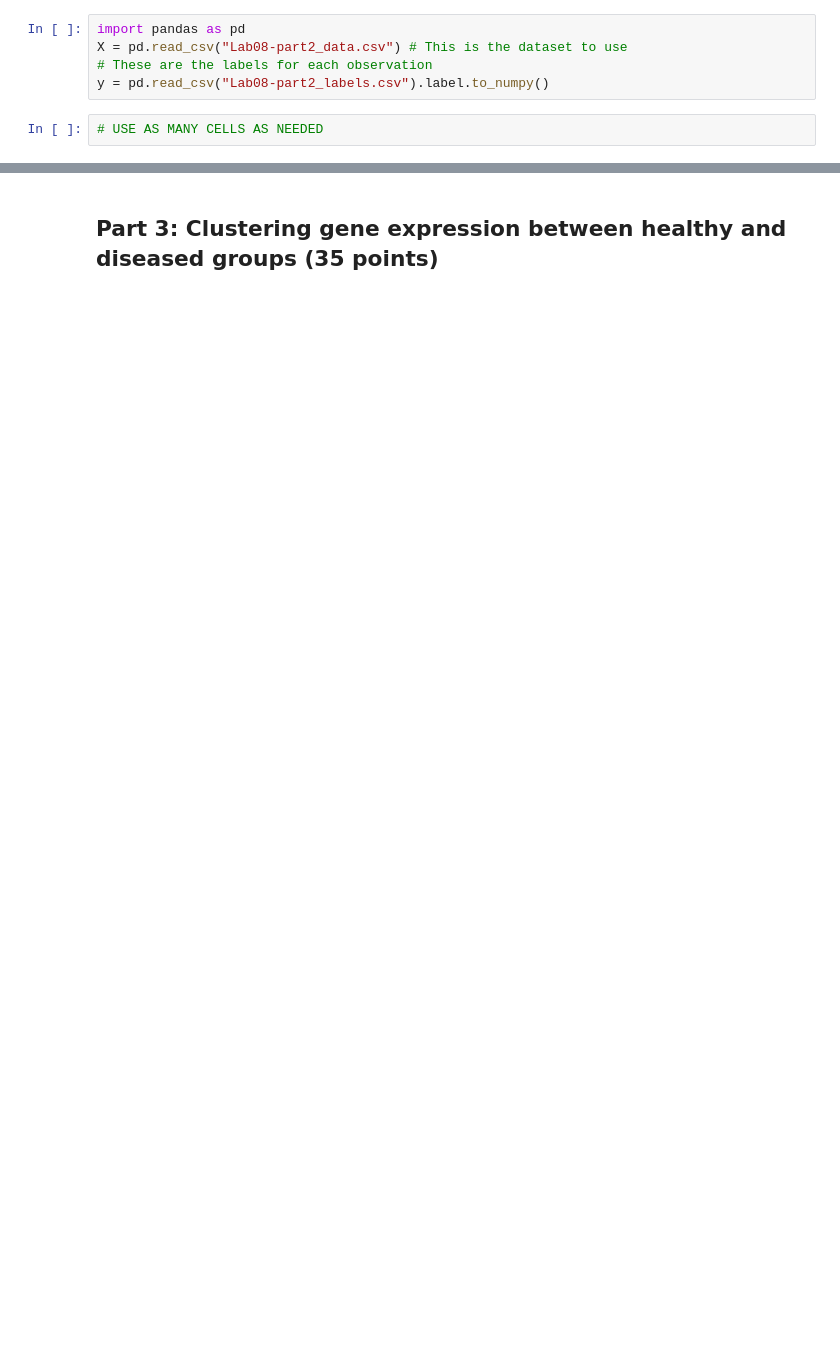
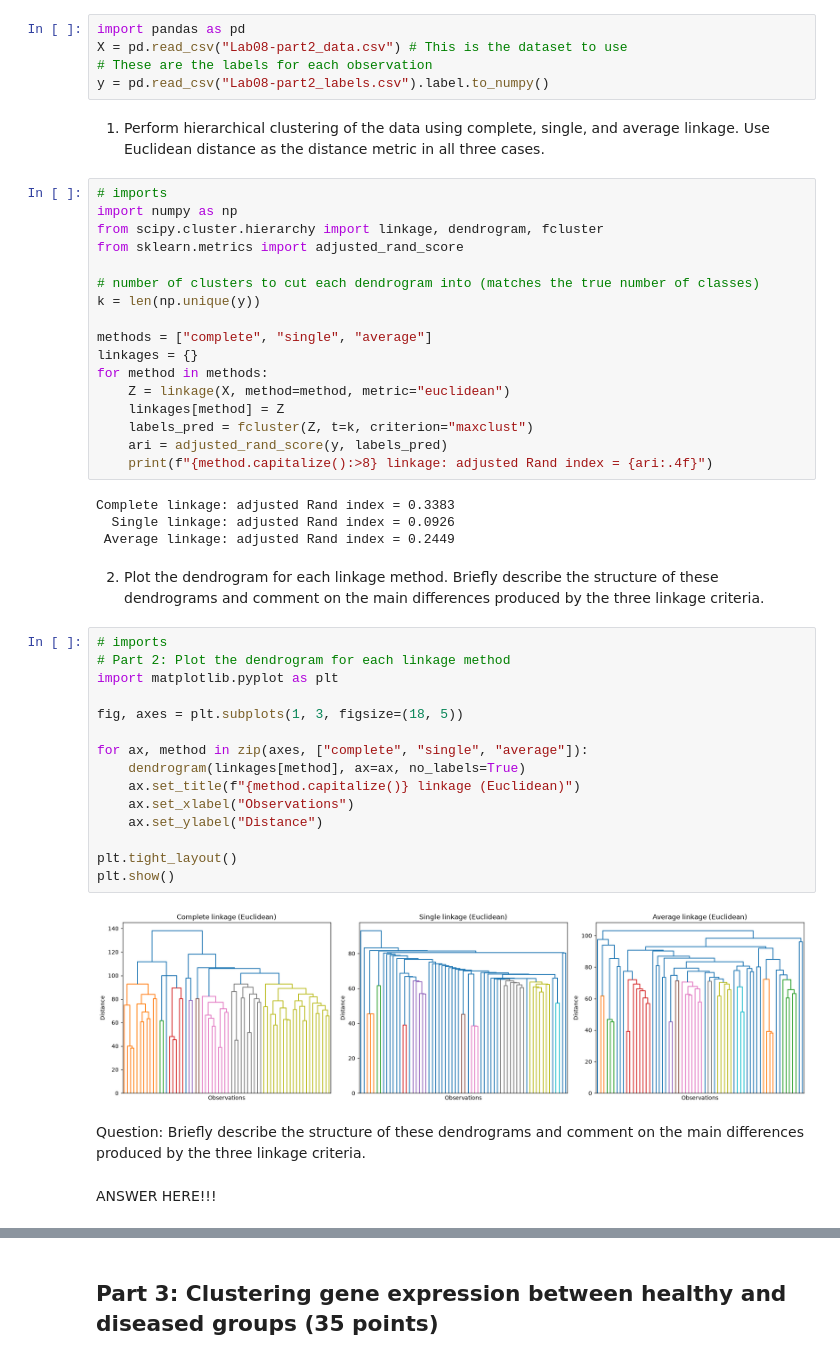
Before and after one commit to natalie-s11/ds4021_lab8, a Jupyter notebook: 08-clustering-real-data.ipynb, the cells around one changed output, grey strips where cells are left out. Drawn from its saved outputs; the diff is of its cells as text; blank space fills up the shorter version.

```diff
--- a/08-clustering-real-data.ipynb
+++ b/08-clustering-real-data.ipynb
@@ -155,5 +133,49 @@ import pandas as pd
 X = pd.read_csv("Lab08-part2_data.csv") # This is the dataset to use
 # These are the labels for each observation
 y = pd.read_csv("Lab08-part2_labels.csv").label.to_numpy()
-# %%
-# USE AS MANY CELLS AS NEEDED
+# %% [markdown]
+1. Perform hierarchical clustering of the data using complete, single, and average linkage. Use Euclidean distance as the distance metric in all three cases.
+# %%
+# imports
+import numpy as np
+from scipy.cluster.hierarchy import linkage, dendrogram, fcluster
+from sklearn.metrics import adjusted_rand_score
+
+# number of clusters to cut each dendrogram into (matches the true number of classes)
+k = len(np.unique(y))
+
+methods = ["complete", "single", "average"]
+linkages = {}
+for method in methods:
+    Z = linkage(X, method=method, metric="euclidean")
+    linkages[method] = Z
+    labels_pred = fcluster(Z, t=k, criterion="maxclust")
+    ari = adjusted_rand_score(y, labels_pred)
+    print(f"{method.capitalize():>8} linkage: adjusted Rand index = {ari:.4f}")
+# %% [output]
+Complete linkage: adjusted Rand index = 0.3383
+  Single linkage: adjusted Rand index = 0.0926
+ Average linkage: adjusted Rand index = 0.2449
+# %% [markdown]
+2. Plot the dendrogram for each linkage method. Briefly describe the structure of these dendrograms and comment on the main differences produced by the three linkage criteria.
+# %%
+# imports
+# Part 2: Plot the dendrogram for each linkage method
+import matplotlib.pyplot as plt
+
+fig, axes = plt.subplots(1, 3, figsize=(18, 5))
+
+for ax, method in zip(axes, ["complete", "single", "average"]):
+    dendrogram(linkages[method], ax=ax, no_labels=True)
+    ax.set_title(f"{method.capitalize()} linkage (Euclidean)")
+    ax.set_xlabel("Observations")
+    ax.set_ylabel("Distance")
+
+plt.tight_layout()
+plt.show()
+# %% [output]
+[figure, added]
+# %% [markdown]
+Question: Briefly describe the structure of these dendrograms and comment on the main differences produced by the three linkage criteria.
+# %% [markdown]
+ANSWER HERE!!!
```
Also changed, not shown: parts of 26 cells of this notebook.
